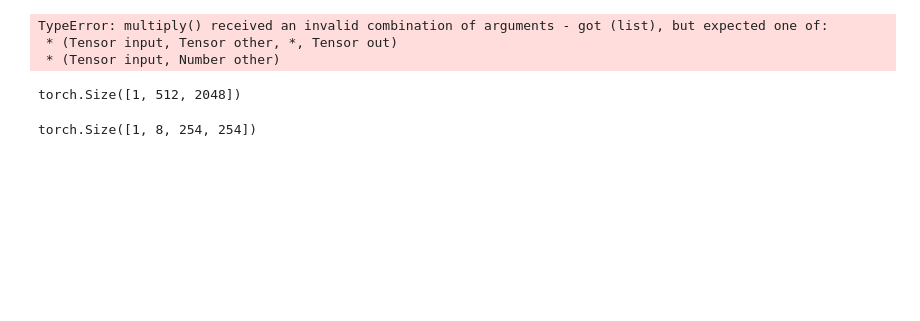
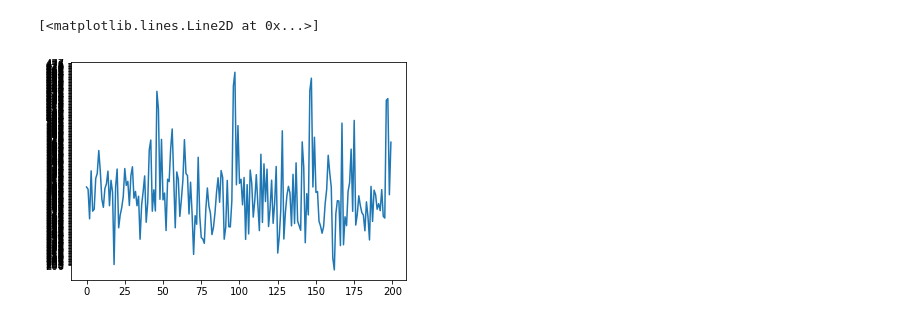
Before and after one commit to keviny2/stpt2imc, a Jupyter notebook: sandbox.ipynb, the cells around one changed output. Drawn from its saved outputs; the diff is of its cells as text; code cells hidden in the pictures; blank space fills up the shorter version.

Commit message:
plotted unet reconstruction figures

```diff
--- a/sandbox.ipynb
+++ b/sandbox.ipynb
@@ -230,22 +9,20 @@ import torch
-# %%
-x = torch.randn(8, 256, 256)
-torch.nn.Flatten(-2, -1)(x).shape
-torch.multiply([5, 10])
-# %% [output]
-TypeError: multiply() received an invalid combination of arguments - got (list), but expected one of:
- * (Tensor input, Tensor other, *, Tensor out)
- * (Tensor input, Number other)
-# %%
-x = torch.randn(1, 512, 2, 2)
-additional = torch.nn.Sequential(
-    torch.nn.Flatten(-2, -1),
-    torch.nn.Linear(4, 2048)
-)
-additional(x).shape
-# %% [output]
-torch.Size([1, 512, 2048])
-# %%
-x = torch.randn(1, 8, 256, 256)
-torch.nn.Conv2d(8, 8, kernel_size=3, padding_mode='circular')(x).shape
-# %% [output]
-torch.Size([1, 8, 254, 254])
+# %%
+unet_output = open('checkpoints/unet_output.txt')
+contents = unet_output.read()
+lines = contents.splitlines()
+# %%
+import re
+
+losses = []
+for line in lines[1:]:
+    try:
+        found = re.search('\tLoss (.+?) ', line).group(1)
+        losses.append(float(found))
+    except AttributeError:
+        pass
+# %%
+plt.yticks(np.arange(200, 500))
+plt.plot(losses)
+# %% [output]
+[<matplotlib.lines.Line2D at 0x...>]
+[figure, added]
```
Also changed, not shown: parts of 26 cells of this notebook, 13 other files.
